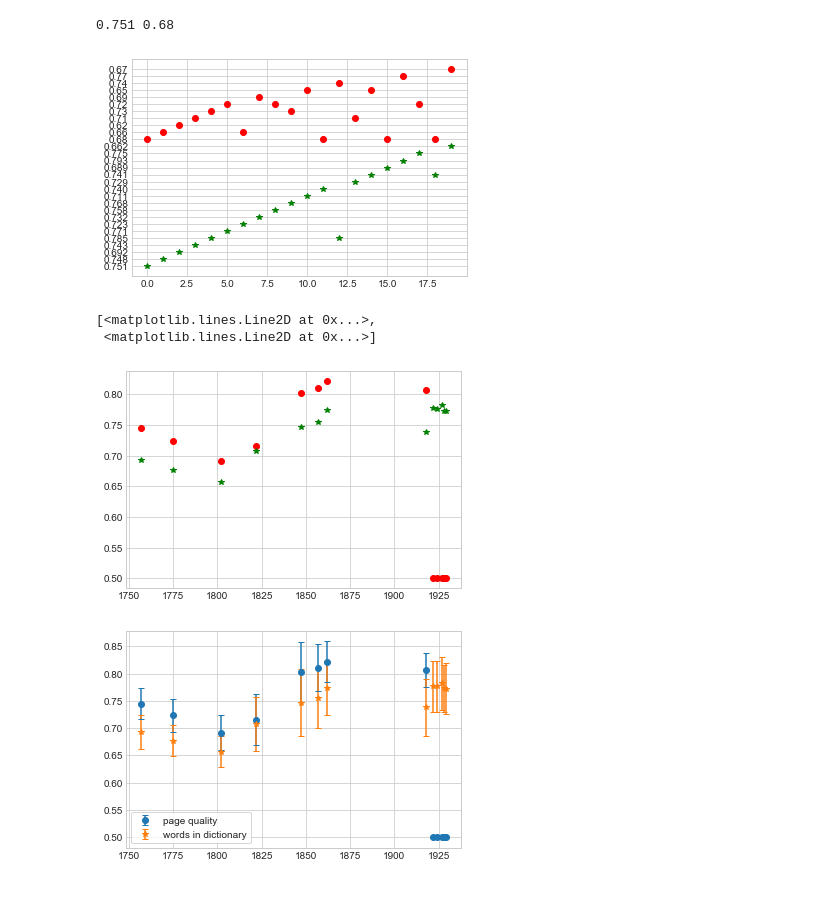
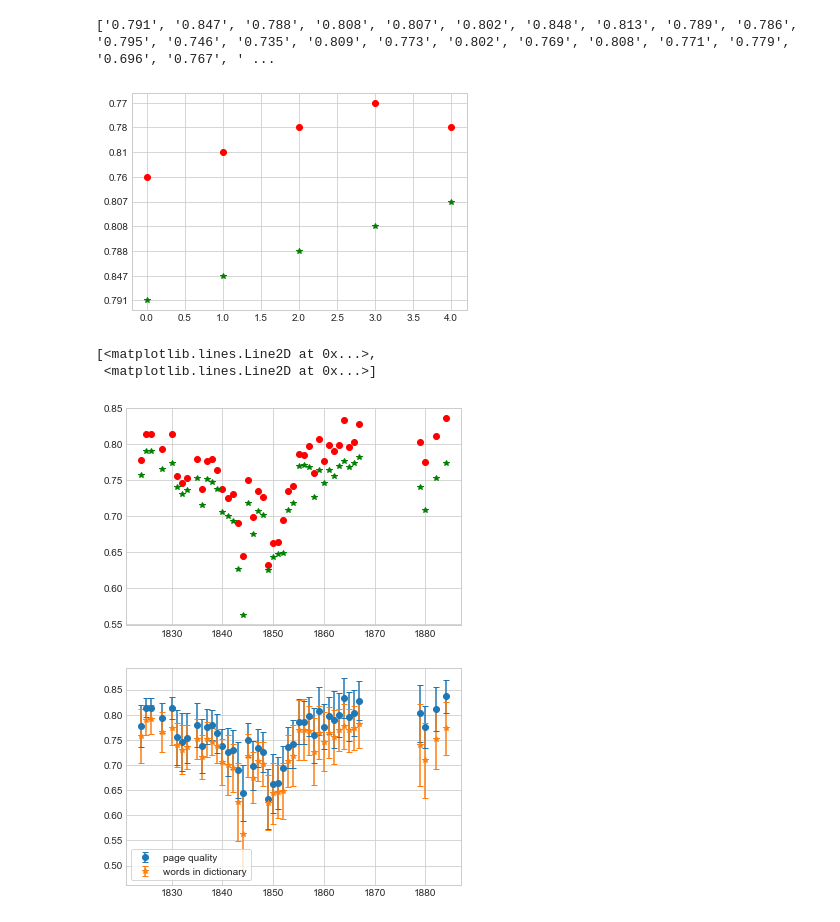
Before and after one commit to alan-turing-institute/defoe_visualization, a Jupyter notebook: OCR_Exploration/OCR_exploration.ipynb, the cells around one changed output. Saved outputs shown, nothing was run; the diff lists cells and outputs as text; code cells hidden in the pictures; blank space fills up the shorter version.

Commit message:
analysing fmp dorset sample dataset

```diff
--- a/OCR_Exploration/OCR_exploration.ipynb
+++ b/OCR_Exploration/OCR_exploration.ipynb
@@ -9,7 +9,11 @@ def read_query_results(filename):
         query_results = yaml.load(f, Loader=yaml.FullLoader)
     return query_results
 # %%
-query_results=read_query_results("./results/ocr_results")
+#filename="./results/ocr_results"
+### Using fmp-dorset only the 0000408 dataset
+filename="./results/ocr_results_fmp-dorset-classify-mets18-only"
+query_results=read_query_results(filename)
+
 page_quality={}
 words_in_dictionary={}
 for key,values in query_results.items():
@@ -17,13 +21,15 @@ for key,values in query_results.items():
         page_quality[key]=[]
         words_in_dictionary[key]=[]
     for v in values:
-        page_quality[key].append(v[0])
-        rescaling=str(float(v[1])/100)
-        words_in_dictionary[key].append(rescaling)
+        if v[0]!=None:
+            page_quality[key].append(v[0])
+            rescaling=str(float(v[1])/100)
+            words_in_dictionary[key].append(rescaling)
-# %%
-print(page_quality[1757][0], words_in_dictionary[1757][0])
-# %% [output]
-0.751 0.68
+# %%
+#print(query_results)
+print(page_quality[1824], words_in_dictionary[1824])
+# %% [output]
+['0.791', '0.847', '0.788', '0.808', '0.807', '0.802', '0.848', '0.813', '0.789', '0.786', '0.795', '0.746', '0.735', '0.809', '0.773', '0.802', '0.769', '0.808', '0.771', '0.779', '0.696', '0.767', ' ...
 # %%
 def scatterplot(x_data, y_data, x_label="", y_label="", title="", color = "r", yscale_log=False):
 
@@ -53,10 +59,10 @@ def barplot(x_data, y_data, error_data, x_label="", y_label="", title=""):
     ax.set_xlabel(x_label)
     ax.set_title(title)
 # %%
-plt.plot(page_quality[1757][0:20],'g*', words_in_dictionary[1757][0:20],'ro')
+plt.plot(page_quality[1824][0:5],'g*', words_in_dictionary[1824][0:5],'ro')
 plt.show()
 # %% [output]
-[figure, old version]
+[figure, new version]
 # %%
 cleaned_results = {year: list(filter(lambda x: x[0] is not None, zip(pq, words_in_dictionary[year]))) for year, pq in page_quality.items()}
 # %%
@@ -69,7 +75,7 @@ plt.plot(cleaned_page_quality.keys(),avg_page_quality, 'ro', cleaned_words_in_di
 # %% [output]
 [<matplotlib.lines.Line2D at 0x...>,
  <matplotlib.lines.Line2D at 0x...>]
-[figure, old version]
+[figure, new version]
 # %%
 std_page_quality = [np.std(v) for k,v in cleaned_page_quality.items()]
 std_words_in_dict = [np.std(v) for k,v in cleaned_words_in_dict.items()]
@@ -87,4 +93,4 @@ plt.errorbar(cleaned_words_in_dict.keys(),
 plt.legend(frameon=True, loc=3)
 plt.show()
 # %% [output]
-[figure, old version]
+[figure, new version]
```
